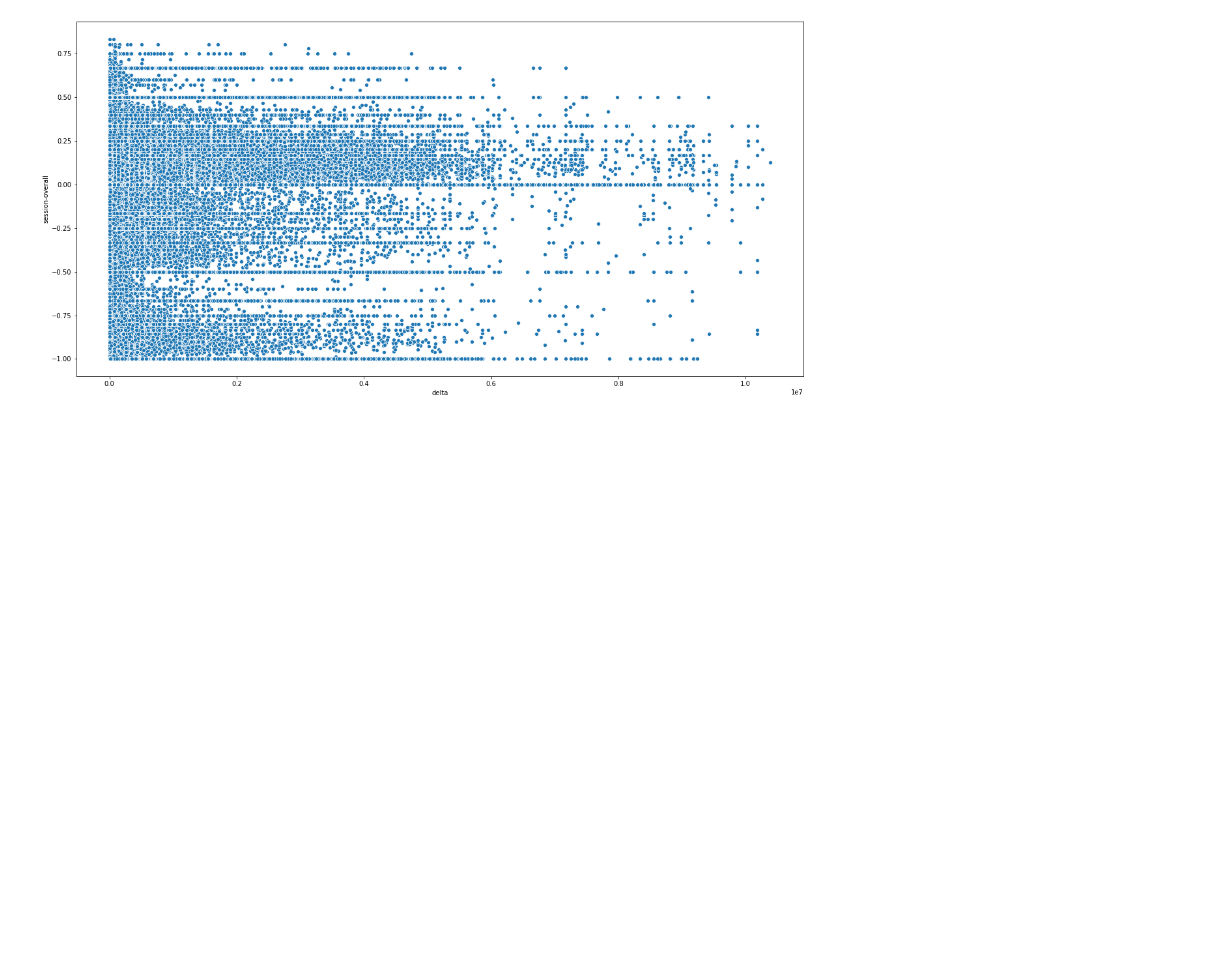
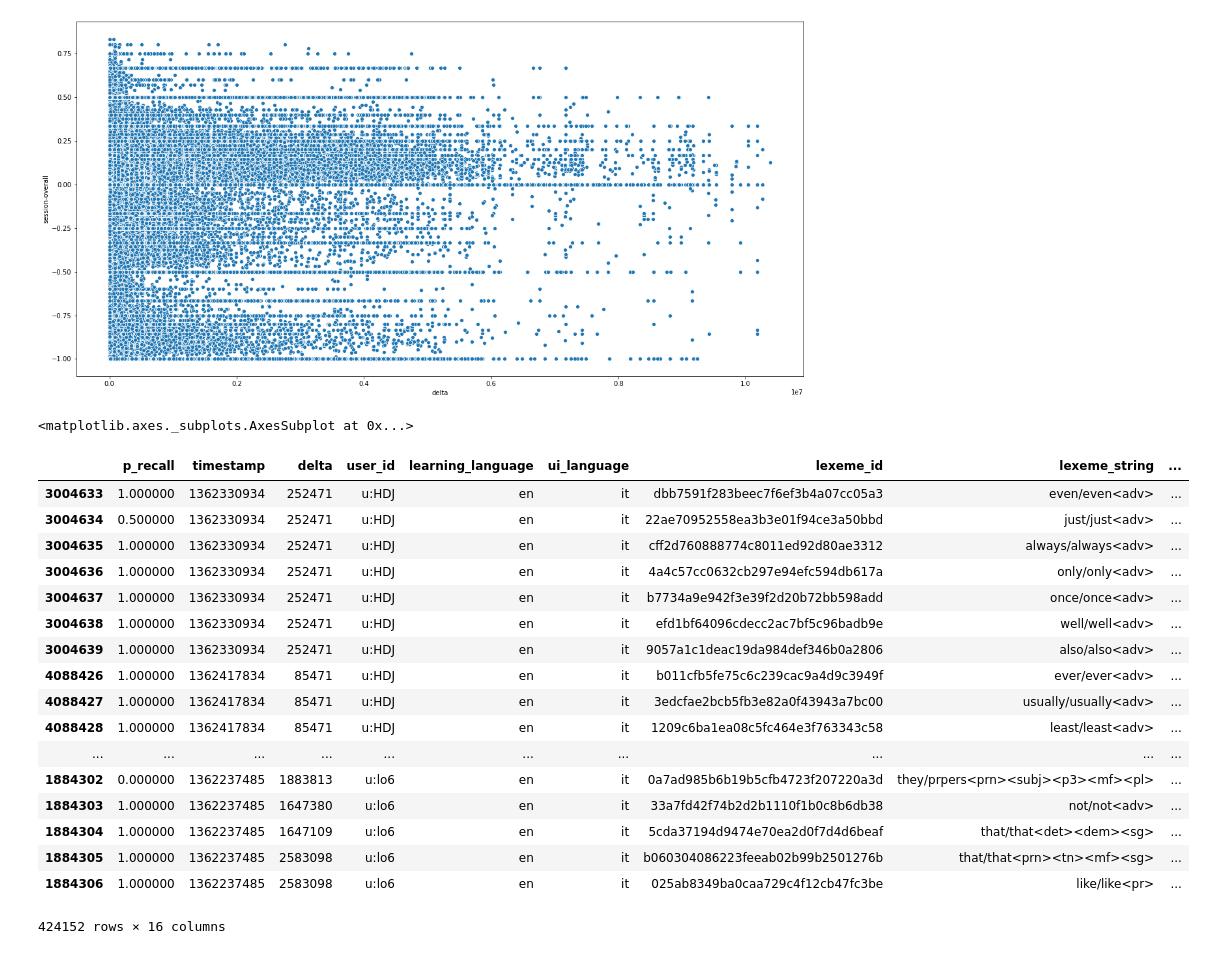
Before and after one commit to k-christensen/duo_proj, a Jupyter notebook: preprocessing.ipynb, the cells around one changed output. Saved outputs shown, nothing was run; the diff lists cells and outputs as text; code cells hidden in the pictures; blank space fills up the shorter version.

```diff
--- a/preprocessing.ipynb
+++ b/preprocessing.ipynb
@@ -459,3 +479,29 @@ sns.scatterplot(x='delta', y = 'session-overall', data = it_learn_eng)
 # %% [output]
 <matplotlib.axes._subplots.AxesSubplot at 0x...>
 [figure]
+# %%
+f,ax = plt.subplots(figsize = (20,10))
+sns.scatterplot(y= it_learn_eng.overall_recall, x = it_learn_eng.history_seen,hue = it_learn_eng.p_recall)
+# %% [output]
+<matplotlib.axes._subplots.AxesSubplot at 0x...>
+# %%
+it_learn_eng.sort_values(['user_id', 'timestamp'])
+# %% [output]
+|  | p_recall | timestamp | delta | user_id | learning_language | ui_language | lexeme_id | lexeme_string | ... |
+| 3004633 | 1.000000 | 1362330934 | 252471 | u:HDJ | en | it | dbb7591f283beec7f6ef3b4a07cc05a3 | even/even<adv> | ... |
+| 3004634 | 0.500000 | 1362330934 | 252471 | u:HDJ | en | it | 22ae70952558ea3b3e01f94ce3a50bbd | just/just<adv> | ... |
+| 3004635 | 1.000000 | 1362330934 | 252471 | u:HDJ | en | it | cff2d760888774c8011ed92d80ae3312 | always/always<adv> | ... |
+| 3004636 | 1.000000 | 1362330934 | 252471 | u:HDJ | en | it | 4a4c57cc0632cb297e94efc594db617a | only/only<adv> | ... |
+| 3004637 | 1.000000 | 1362330934 | 252471 | u:HDJ | en | it | b7734a9e942f3e39f2d20b72bb598add | once/once<adv> | ... |
+| 3004638 | 1.000000 | 1362330934 | 252471 | u:HDJ | en | it | efd1bf64096cdecc2ac7bf5c96badb9e | well/well<adv> | ... |
+| 3004639 | 1.000000 | 1362330934 | 252471 | u:HDJ | en | it | 9057a1c1deac19da984def346b0a2806 | also/also<adv> | ... |
+| 4088426 | 1.000000 | 1362417834 | 85471 | u:HDJ | en | it | b011cfb5fe75c6c239cac9a4d9c3949f | ever/ever<adv> | ... |
+| 4088427 | 1.000000 | 1362417834 | 85471 | u:HDJ | en | it | 3edcfae2bcb5fb3e82a0f43943a7bc00 | usually/usually<adv> | ... |
+| 4088428 | 1.000000 | 1362417834 | 85471 | u:HDJ | en | it | 1209c6ba1ea08c5fc464e3f763343c58 | least/least<adv> | ... |
+| ... | ... | ... | ... | ... | ... | ... | ... | ... | ... |
+| 1884302 | 0.000000 | 1362237485 | 1883813 | u:lo6 | en | it | 0a7ad985b6b19b5cfb4723f207220a3d | they/prpers<prn><subj><p3><mf><pl> | ... |
+| 1884303 | 1.000000 | 1362237485 | 1647380 | u:lo6 | en | it | 33a7fd42f74b2d2b1110f1b0c8b6db38 | not/not<adv> | ... |
+| 1884304 | 1.000000 | 1362237485 | 1647109 | u:lo6 | en | it | 5cda37194d9474e70ea2d0f7d4d6beaf | that/that<det><dem><sg> | ... |
+| 1884305 | 1.000000 | 1362237485 | 2583098 | u:lo6 | en | it | b060304086223feeab02b99b2501276b | that/that<prn><tn><mf><sg> | ... |
+| 1884306 | 1.000000 | 1362237485 | 2583098 | u:lo6 | en | it | 025ab8349ba0caa729c4f12cb47fc3be | like/like<pr> | ... |
+424152 rows × 16 columns
```
Also changed, not shown: parts of 7 cells of this notebook.
